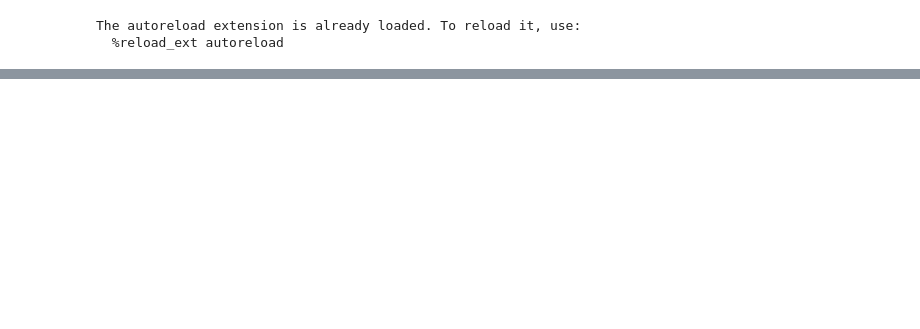
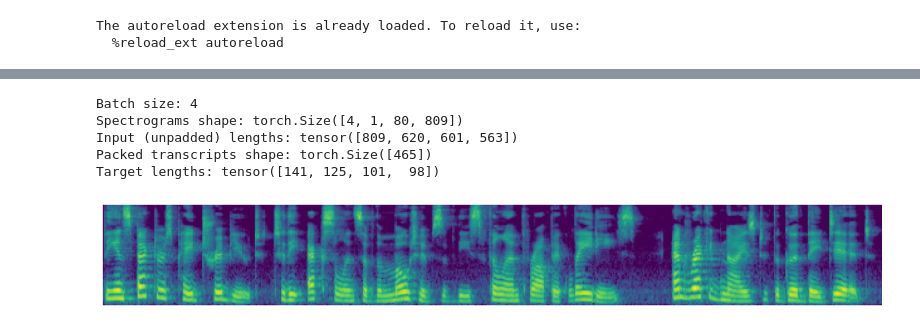
Before and after one commit to strangehiccups/ECE1508, a Jupyter notebook: Code/main.ipynb, the cells around one changed output, grey strips where cells are left out. Cells and saved outputs as stored; diff of their text form; code cells hidden in the pictures; blank space fills up the shorter version.

```diff
--- a/Code/main.ipynb
+++ b/Code/main.ipynb
@@ -55,0 +73,22 @@ Sample audio shape: (158621,)
+# %%
+batch = next(iter(loader))
+print(f"Batch size: {len(batch)}")
+
+print(f"Spectrograms shape: {batch['padded_spectrograms'].shape}")  # Should conform to (batch, channel, n_mels, max_time_frames)
+print(f"Input (unpadded) lengths: {batch['input_lengths']}")
+print(f"Packed transcripts shape: {batch['packed_transcripts'].shape}")
+print(f"Target lengths: {batch['target_lengths']}")
+# %% [output]
+Batch size: 4
+Spectrograms shape: torch.Size([4, 1, 80, 809])
+Input (unpadded) lengths: tensor([809, 620, 601, 563])
+Packed transcripts shape: torch.Size([465])
+Target lengths: tensor([141, 125, 101,  98])
+# %%
+plt.figure(figsize=(15,5))
+plt.imshow(sample.mel_audio)
+plt.axis("off")
+plt.gca().invert_yaxis()
+plt.show()
+# %% [output]
+[figure, added]
```
Also changed, not shown: parts of 4 cells of this notebook, 2 other files.
